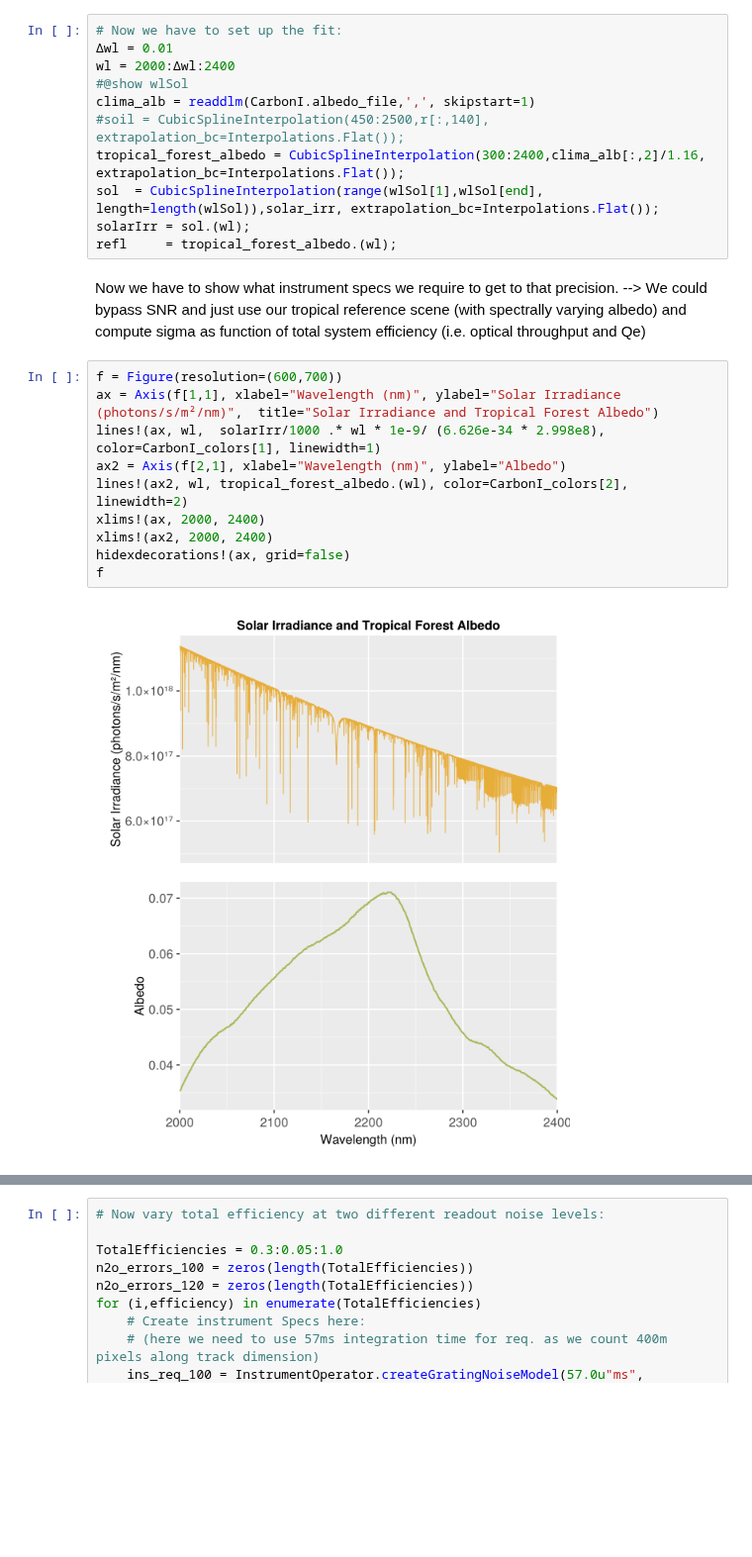
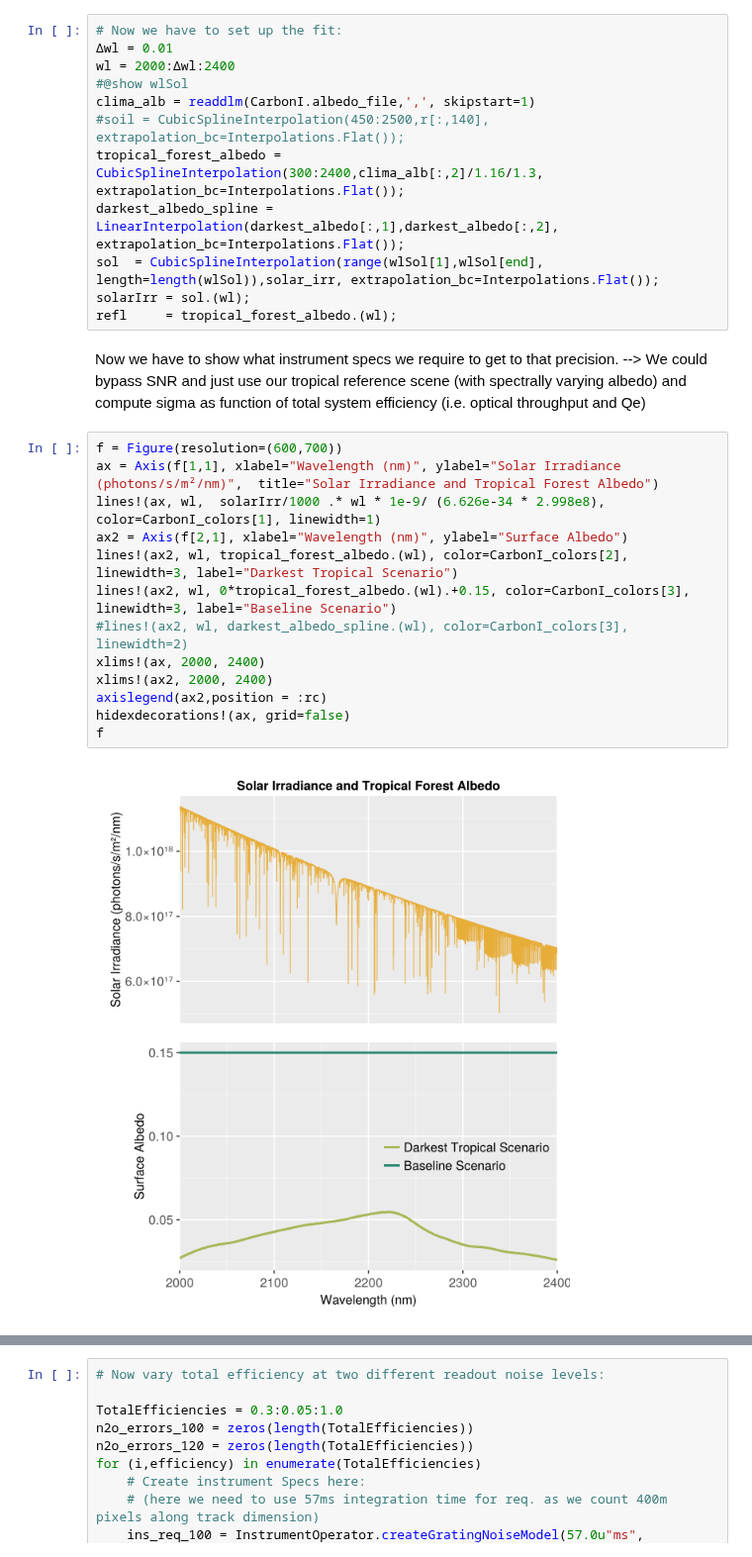
Before and after one commit to Carbon-I/CarbonI, a Jupyter notebook: src/notebooks/Level1-Req-3.ipynb, the cells around one changed output, grey strips where cells are left out. Shown at 99% size. Cells and saved outputs as stored; diff of their text form; blank space fills up the shorter version.

```diff
--- a/src/notebooks/Level1-Req-3.ipynb
+++ b/src/notebooks/Level1-Req-3.ipynb
@@ -220,7 +222,8 @@ wl = 2000:Δwl:2400
 #@show wlSol
 clima_alb = readdlm(CarbonI.albedo_file,',', skipstart=1)
 #soil = CubicSplineInterpolation(450:2500,r[:,140], extrapolation_bc=Interpolations.Flat());
-tropical_forest_albedo = CubicSplineInterpolation(300:2400,clima_alb[:,2]/1.16, extrapolation_bc=Interpolations.Flat());
+tropical_forest_albedo = CubicSplineInterpolation(300:2400,clima_alb[:,2]/1.16/1.3, extrapolation_bc=Interpolations.Flat());
+darkest_albedo_spline = LinearInterpolation(darkest_albedo[:,1],darkest_albedo[:,2], extrapolation_bc=Interpolations.Flat());
 sol  = CubicSplineInterpolation(range(wlSol[1],wlSol[end], length=length(wlSol)),solar_irr, extrapolation_bc=Interpolations.Flat());
 solarIrr = sol.(wl);
 refl     = tropical_forest_albedo.(wl);
@@ -230,12 +233,15 @@ Now we have to show what instrument specs we require to get to that precision.
 # %%
 f = Figure(resolution=(600,700))
 ax = Axis(f[1,1], xlabel="Wavelength (nm)", ylabel="Solar Irradiance (photons/s/m²/nm)",  title="Solar Irradiance and Tropical Forest Albedo")
 lines!(ax, wl,  solarIrr/1000 .* wl * 1e-9/ (6.626e-34 * 2.998e8), color=CarbonI_colors[1], linewidth=1)
-ax2 = Axis(f[2,1], xlabel="Wavelength (nm)", ylabel="Albedo")
-lines!(ax2, wl, tropical_forest_albedo.(wl), color=CarbonI_colors[2], linewidth=2)
+ax2 = Axis(f[2,1], xlabel="Wavelength (nm)", ylabel="Surface Albedo")
+lines!(ax2, wl, tropical_forest_albedo.(wl), color=CarbonI_colors[2], linewidth=3, label="Darkest Tropical Scenario")
+lines!(ax2, wl, 0*tropical_forest_albedo.(wl).+0.15, color=CarbonI_colors[3], linewidth=3, label="Baseline Scenario")
+#lines!(ax2, wl, darkest_albedo_spline.(wl), color=CarbonI_colors[3], linewidth=2)
 xlims!(ax, 2000, 2400)
 xlims!(ax2, 2000, 2400)
+axislegend(ax2,position = :rc)
 hidexdecorations!(ax, grid=false)
 f
 # %% [output]
-[figure, old version]
+[figure, new version]
```
Also changed, not shown: parts of 11 cells of this notebook, 9 other files.
